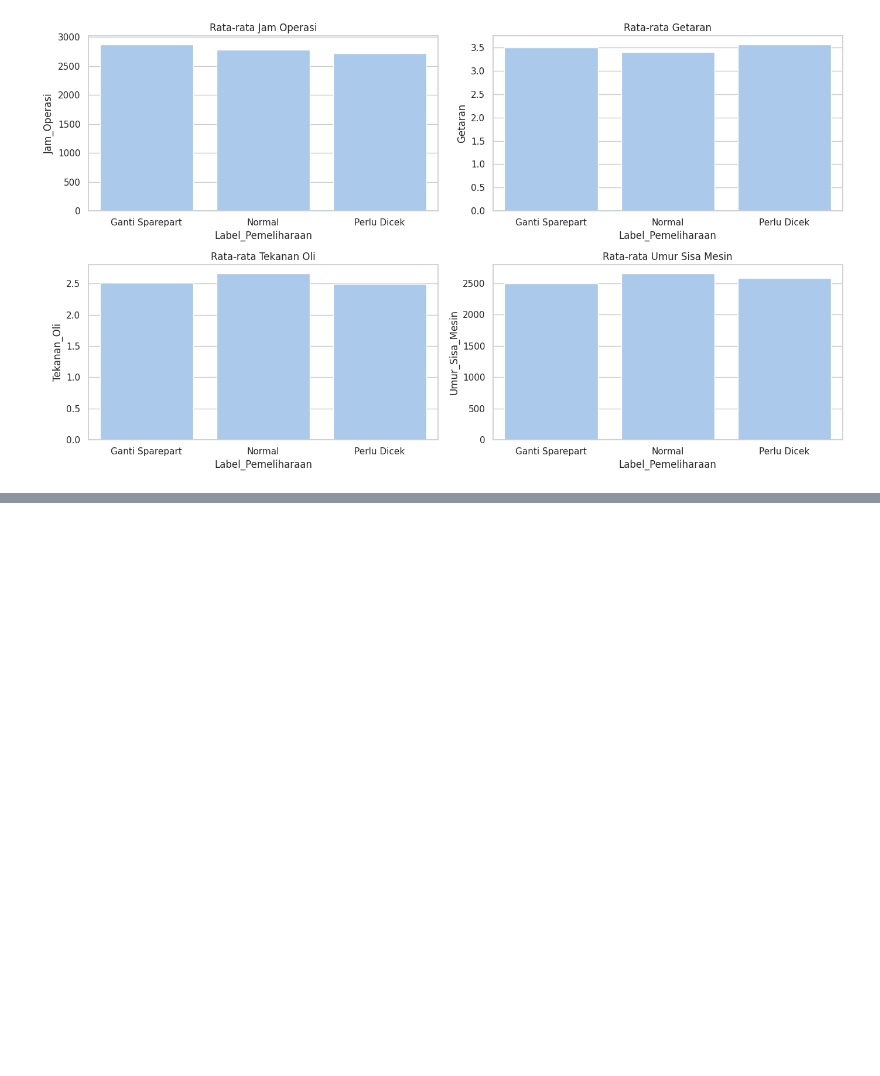
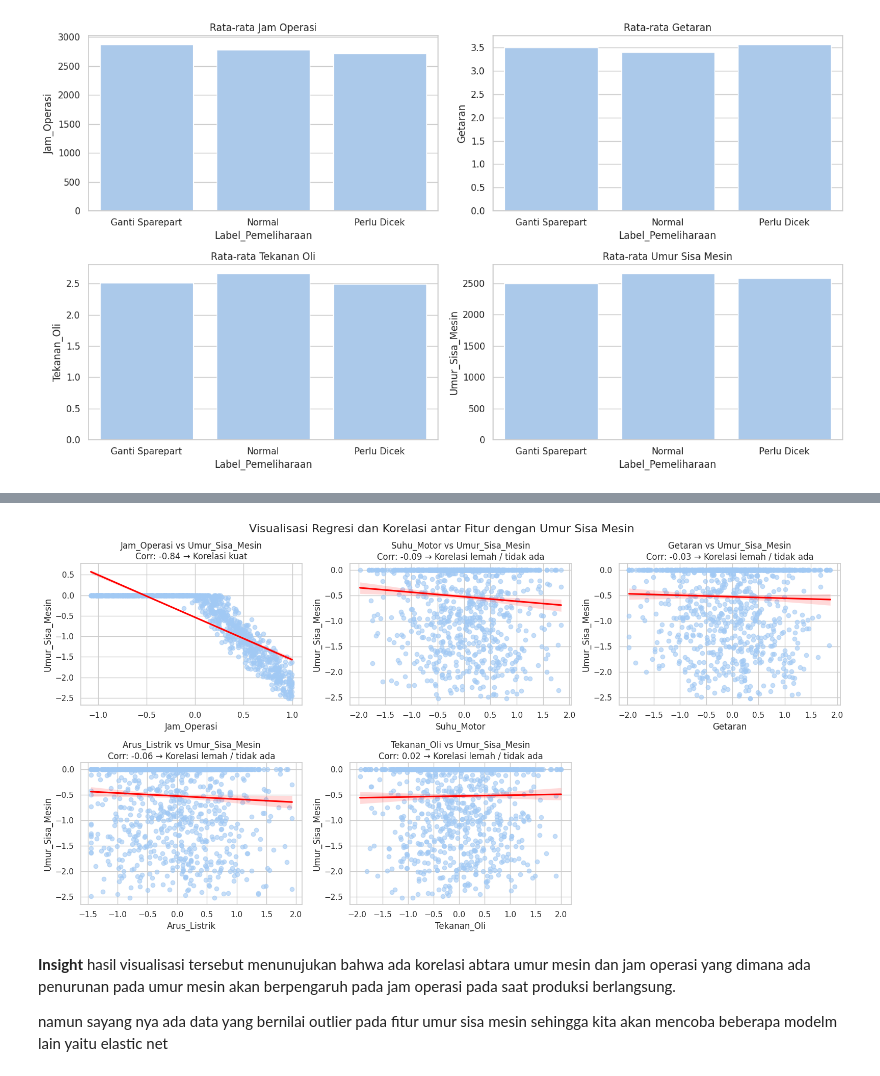
Before and after one commit to BlackBox-Ops/prediksi-estimasi-perbaikan-mesin, a Jupyter notebook: DS Series Prediksi dan Estimasi Perbaikan Mesin.ipynb, the cells around one changed output, grey strips where cells are left out. Drawn from its saved outputs; the diff is of its cells as text; code cells hidden in the pictures; blank space fills up the shorter version.

Commit message:
menambahkan analisis untu uji multikornelitas dan juga transformasi robust scaler

```diff
--- a/DS Series Prediksi dan Estimasi Perbaikan Mesin.ipynb
+++ b/DS Series Prediksi dan Estimasi Perbaikan Mesin.ipynb
@@ -625,0 +641,16 @@ plt.show()
+# %%
+# import library yang dibutuhkan
+from sklearn.preprocessing import RobustScaler # library untuk norrmalisasi data dengan robust scaler
+
+# Pilih kolom fitur numerik yang akan di-scale
+features = ['Jam_Operasi', 'Suhu_Motor', 'Getaran', 'Arus_Listrik', 'Tekanan_Oli', 'Umur_Sisa_Mesin']
+
+# Inisialisasi RobustScaler
+scaler = RobustScaler()
+
+# Transformasi data
+df_scaled = df_cleaned.copy()
+df_scaled[features] = scaler.fit_transform(df_scaled[features])
+
+# Cek hasil scaling
+print(df_scaled.head())
@@ -625,0 +720,42 @@ plt.show()
+# %%
+# Pastikan target ada
+target = 'Umur_Sisa_Mesin'
+fitur = ['Jam_Operasi', 'Suhu_Motor', 'Getaran', 'Arus_Listrik', 'Tekanan_Oli']
+
+# Buat canvas untuk visualisasi regplot
+fig, axs = plt.subplots(nrows=2, ncols=3, figsize=(16, 8))
+axs = axs.flatten()
+
+# Visualisasi dan korelasi
+for i, feature in enumerate(fitur):
+    sns.regplot(x=feature, y=target, data=df_scaled, ax=axs[i],
+                scatter_kws={'alpha':0.6}, line_kws={"color":"red"})
+
+    # Hitung korelasi
+    corr = df_scaled[feature].corr(df_scaled[target])
+
+    # Tambahkan label kekuatan korelasi
+    if abs(corr) >= 0.7:
+        label = "Korelasi kuat"
+    elif abs(corr) >= 0.4:
+        label = "Korelasi sedang"
+    else:
+        label = "Korelasi lemah / tidak ada"
+
+    axs[i].set_title(f"{feature} vs {target}\nCorr: {corr:.2f} → {label}")
+
+# Hapus subplot kosong jika fitur < 6
+if len(fitur) < len(axs):
+    for j in range(len(fitur), len(axs)):
+        fig.delaxes(axs[j])
+
+plt.tight_layout()
+plt.suptitle("Visualisasi Regresi dan Korelasi antar Fitur dengan Umur Sisa Mesin", fontsize=16, y=1.02)
+plt.show()
+# %% [output]
+[figure, added]
+# %% [markdown]
+<b>Insight</b>
+hasil visualisasi tersebut menunujukan bahwa ada korelasi abtara umur mesin dan jam operasi yang dimana ada penurunan pada umur mesin akan berpengaruh pada jam operasi pada saat produksi berlangsung.
+
+namun sayang nya ada data yang bernilai outlier pada fitur umur sisa mesin sehingga kita akan mencoba beberapa modelm lain yaitu elastic net
```
Also changed, not shown: parts of 9 cells of this notebook.
